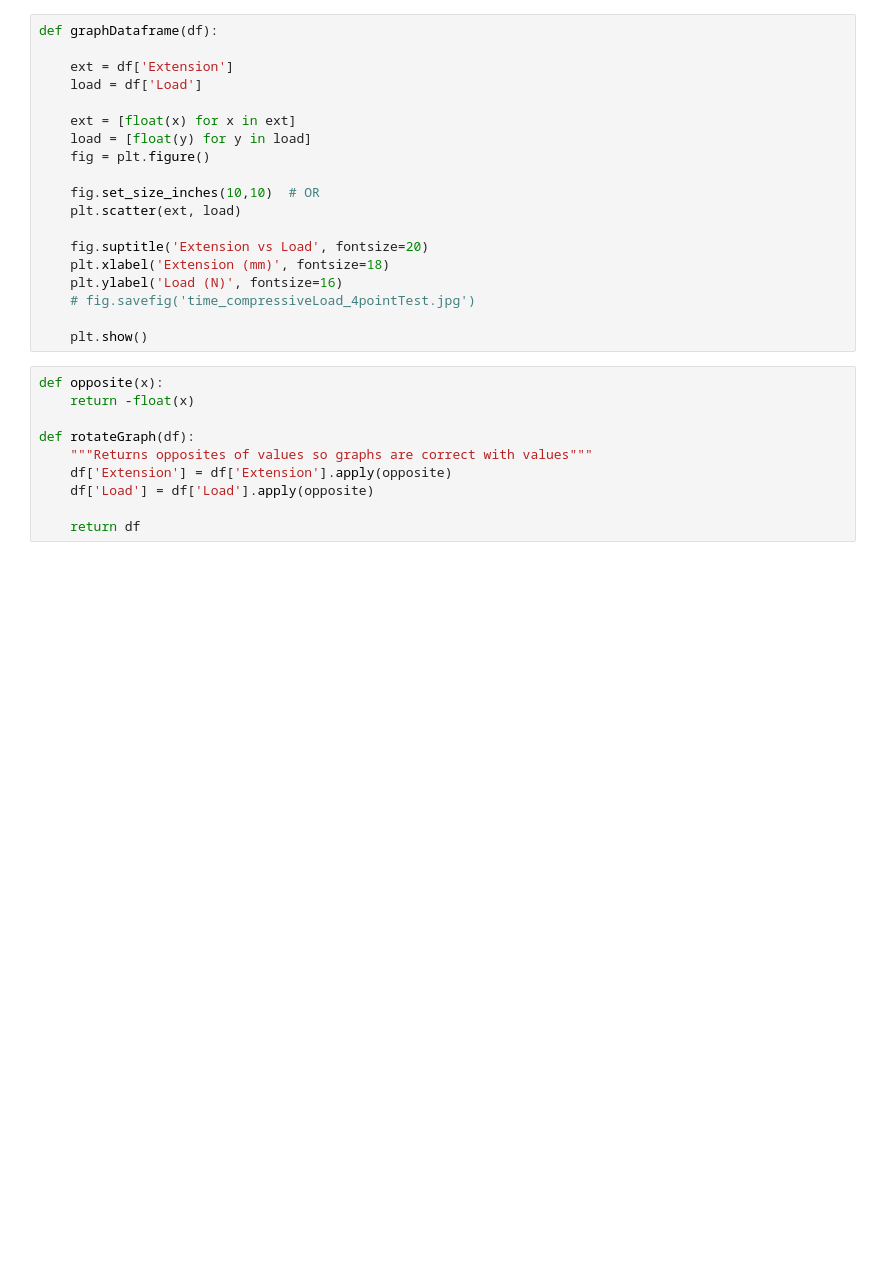
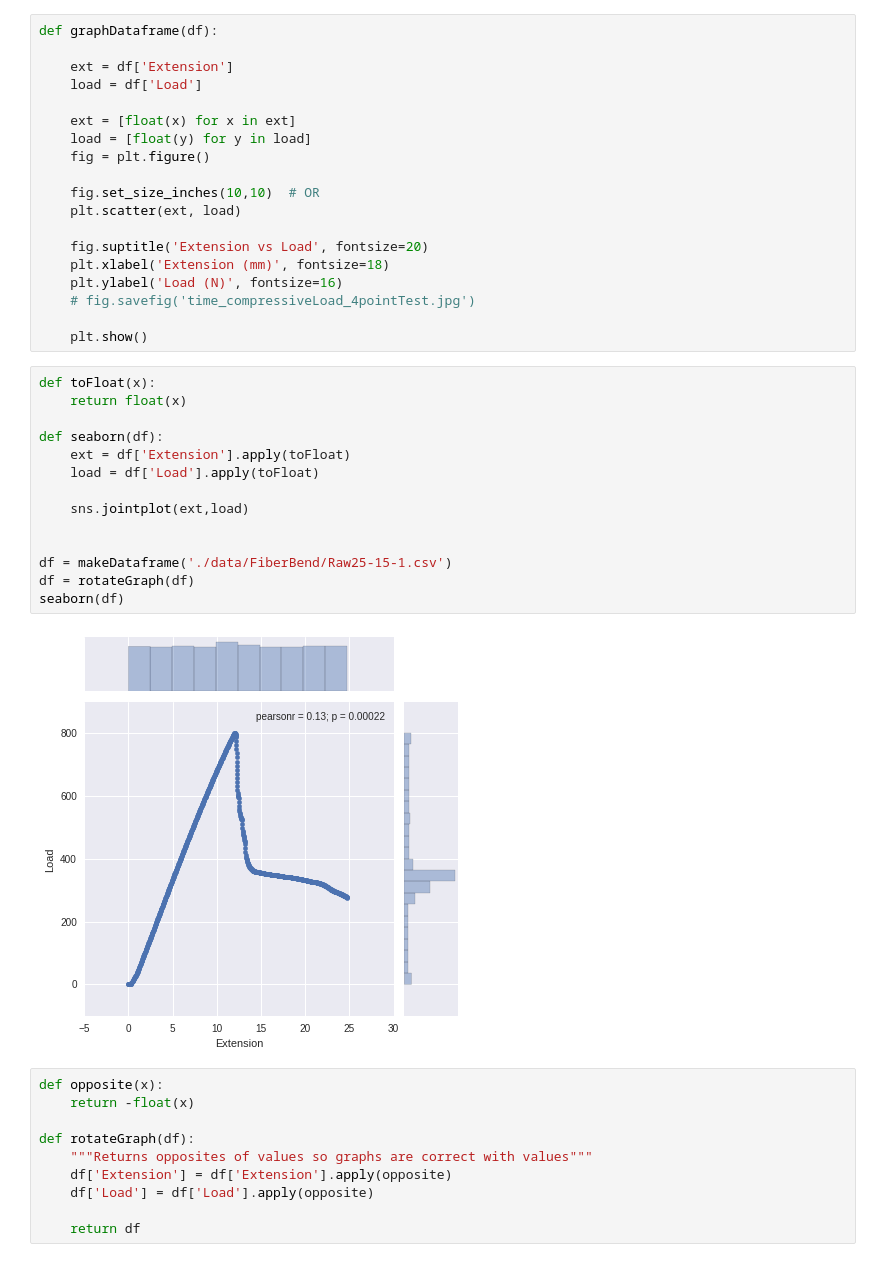
Before and after one commit to keenanzucker/boardz, a Jupyter notebook: 3PointBend.ipynb, the cells around one changed output. Cells and saved outputs as stored; diff of their text form; blank space fills up the shorter version.

Commit message:
3 point bend working

```diff
--- a/3PointBend.ipynb
+++ b/3PointBend.ipynb
@@ -61,6 +61,22 @@ def graphDataframe(df):
     # fig.savefig('time_compressiveLoad_4pointTest.jpg')
 
     plt.show()
+# %%
+def toFloat(x):
+    return float(x)
+
+def seaborn(df):
+    ext = df['Extension'].apply(toFloat)
+    load = df['Load'].apply(toFloat)
+
+    sns.jointplot(ext,load)
+
+
+df = makeDataframe('./data/FiberBend/Raw25-15-1.csv')
+df = rotateGraph(df)
+seaborn(df)
+# %% [output]
+[figure, added]
 # %%
 def opposite(x):
     return -float(x)
```
Also changed, not shown: 1 other file.
